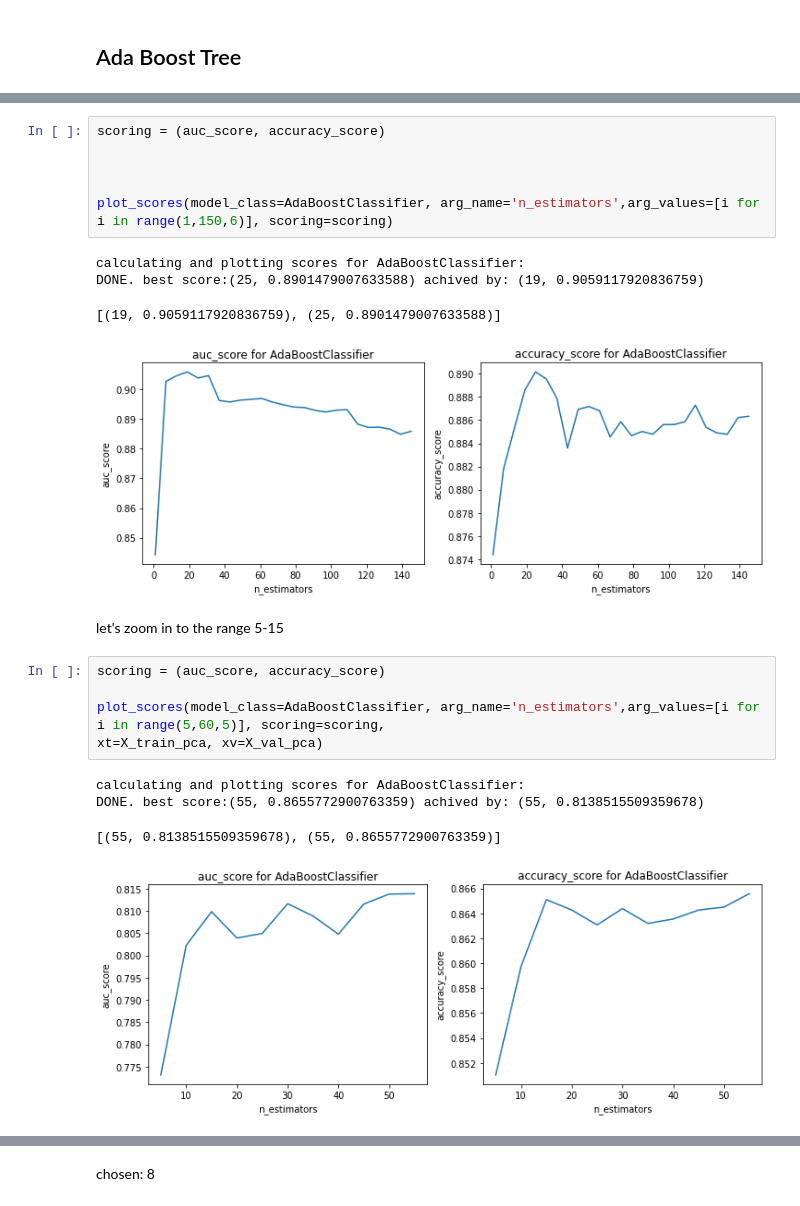
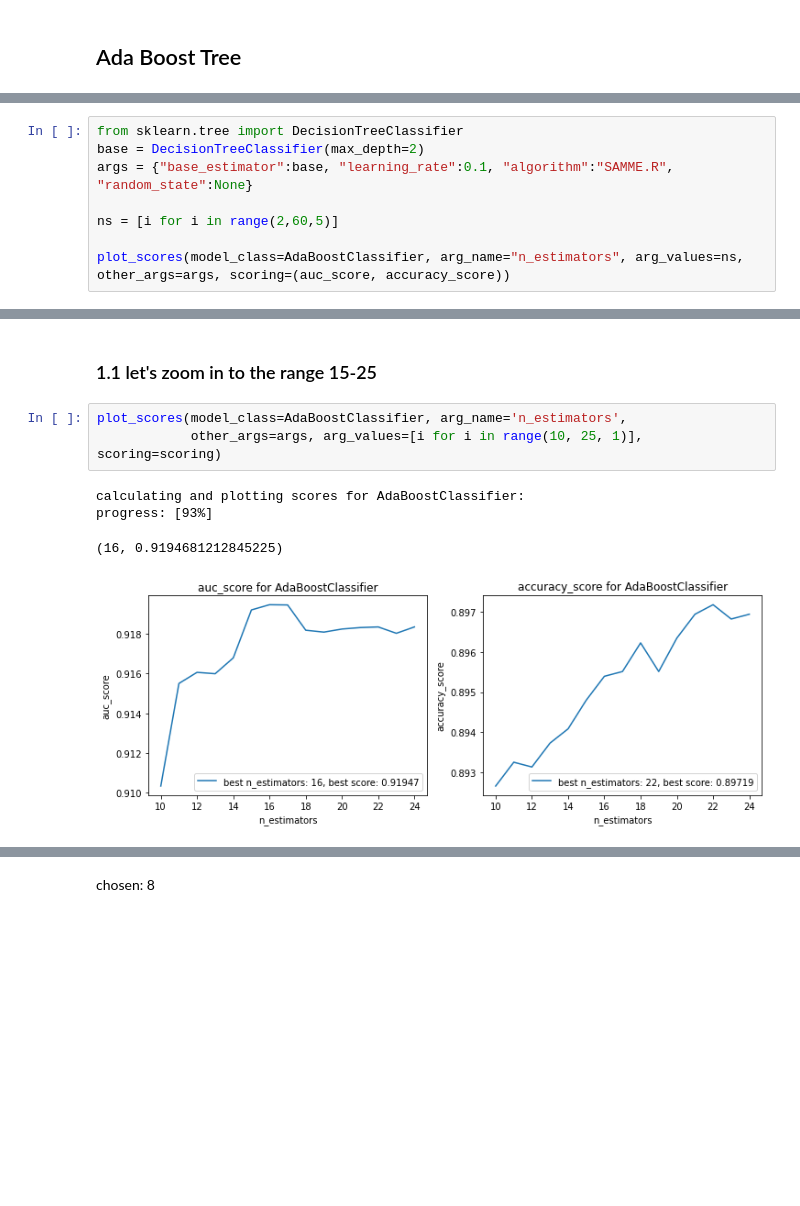
Before and after one commit to MrPupik/INTO_TO_ML, a Jupyter notebook: project/itay_nb.ipynb, the cells around one changed output, grey strips where cells are left out. Saved outputs shown, nothing was run; the diff lists cells and outputs as text; blank space fills up the shorter version.

Commit message:
finish tree

```diff
--- a/project/itay_nb.ipynb
+++ b/project/itay_nb.ipynb
@@ -1460,0 +1486,8 @@ accuracy_score(model, X_val, y_val)
+# %%
+from sklearn.tree import DecisionTreeClassifier
+base = DecisionTreeClassifier(max_depth=2)
+args = {"base_estimator":base, "learning_rate":0.1, "algorithm":"SAMME.R", "random_state":None}
+
+ns = [i for i in range(2,60,5)]
+
+plot_scores(model_class=AdaBoostClassifier, arg_name="n_estimators", arg_values=ns, other_args=args, scoring=(auc_score, accuracy_score))
@@ -1461,23 +1499,10 @@ accuracy_score(model, X_val, y_val)
+# %% [markdown]
+### 1.1 let's zoom in to the range 15-25
 # %%
-scoring = (auc_score, accuracy_score)
-
-
-
-plot_scores(model_class=AdaBoostClassifier, arg_name='n_estimators',arg_values=[i for i in range(1,150,6)], scoring=scoring)
+plot_scores(model_class=AdaBoostClassifier, arg_name='n_estimators',
+            other_args=args, arg_values=[i for i in range(10, 25, 1)], scoring=scoring)
 # %% [output]
 calculating and plotting scores for AdaBoostClassifier:
-DONE. best score:(25, 0.8901479007633588) achived by: (19, 0.9059117920836759)
+progress: [93%]
-[(19, 0.9059117920836759), (25, 0.8901479007633588)]
+(16, 0.9194681212845225)
-[figure, old version]
+[figure, new version]
-# %% [markdown]
-let's zoom in to the range 5-15
-# %%
-scoring = (auc_score, accuracy_score)
-
-plot_scores(model_class=AdaBoostClassifier, arg_name='n_estimators',arg_values=[i for i in range(5,60,5)], scoring=scoring,
-xt=X_train_pca, xv=X_val_pca)
-# %% [output]
-calculating and plotting scores for AdaBoostClassifier:
-DONE. best score:(55, 0.8655772900763359) achived by: (55, 0.8138515509359678)
-[(55, 0.8138515509359678), (55, 0.8655772900763359)]
-[figure, removed]
```
Also changed, not shown: parts of 32 cells of this notebook.
